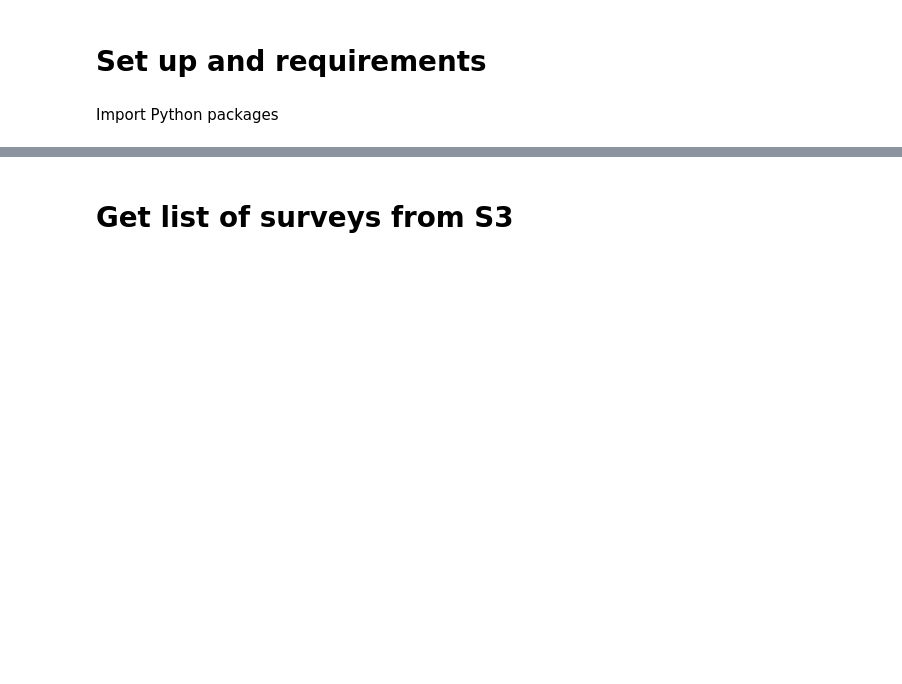
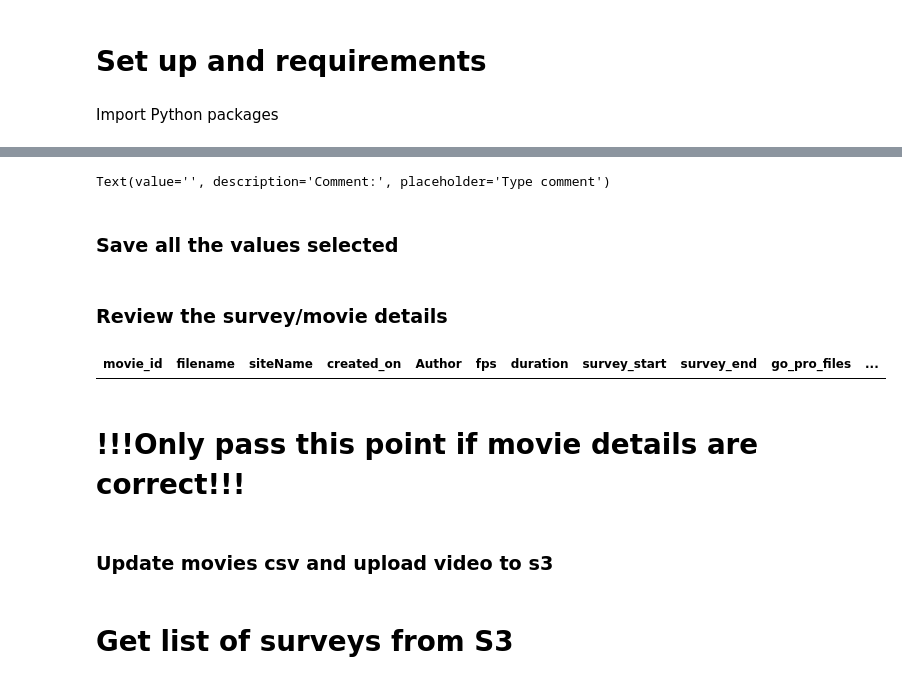
Before and after one commit to pilarnavarro/koster_data_management, a Jupyter notebook: tutorials/19. Process Spyfish Aotearoa videos.ipynb, the cells around one changed output, grey strips where cells are left out. Cells and saved outputs as stored; diff of their text form; code cells hidden in the pictures; blank space fills up the shorter version.

Commit message:
method to process go pro videos

```diff
--- a/tutorials/19. Process Spyfish Aotearoa videos.ipynb
+++ b/tutorials/19. Process Spyfish Aotearoa videos.ipynb
@@ -39,0 +308,3 @@ import utils.spyfish_utils as spyfish_utils
+# %%
+# Select the S3 "folder" to upload the video
+s3_folder = select_s3_folder(s3_folders_available_tuple)
@@ -39,0 +315,47 @@ import utils.spyfish_utils as spyfish_utils
+# %%
+# Write a comment about the video
+def write_comment():
+
+    # Create the comment widget
+    comment_widget = widgets.Text(
+            placeholder='Type comment',
+            description='Comment:',
+            disabled=False
+        )
+
+
+    display(comment_widget)
+    return comment_widget
+# %%
+comment_movie = write_comment()
+# %% [output]
+Text(value='', description='Comment:', placeholder='Type comment')
+# %% [markdown]
+### Save all the values selected
+# %%
+# Save survey start and end
+survey_start_i = surv_start.result
+survey_end_i = surv_end.result
+
+# Save response to bad deployment
+IsBadDeployment_i = deployment_to_true_false(deployment_i.value)
+
+# Save the prefix (s3 path) to upload the video
+prefix_i = s3_folder.value + "/" + unique_survey_name
+
+# Save the comment
+comment_i = comment_movie.value
+# %% [markdown]
+### Review the survey/movie details
+# %%
+row_i = [[movie_id_i, filename_i, siteName_i, created_on_i, Author_i, fps_i,
+         duration_i, survey_start_i, survey_end_i, go_pro_files_i, bucket_i,
+         prefix_i, IsBadDeployment_i, comment_i]]
+new_row = pd.DataFrame(row_i, columns = moviesdf.columns)
+new_row
+# %% [output]
+| movie_id | filename | siteName | created_on | Author | fps | duration | survey_start | survey_end | go_pro_files | ... |
+# %% [markdown]
+# !!!Only pass this point if movie details are correct!!!
+# %% [markdown]
+### Update movies csv and upload video to s3
```
Also changed, not shown: parts of 43 cells of this notebook.
